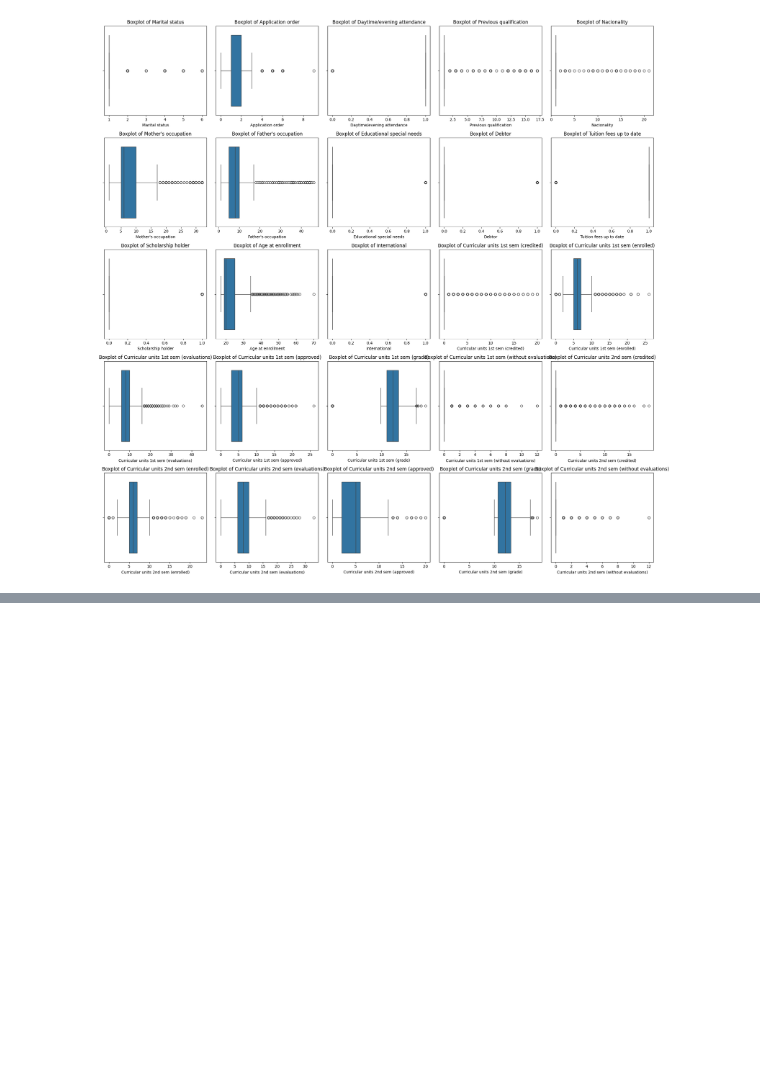
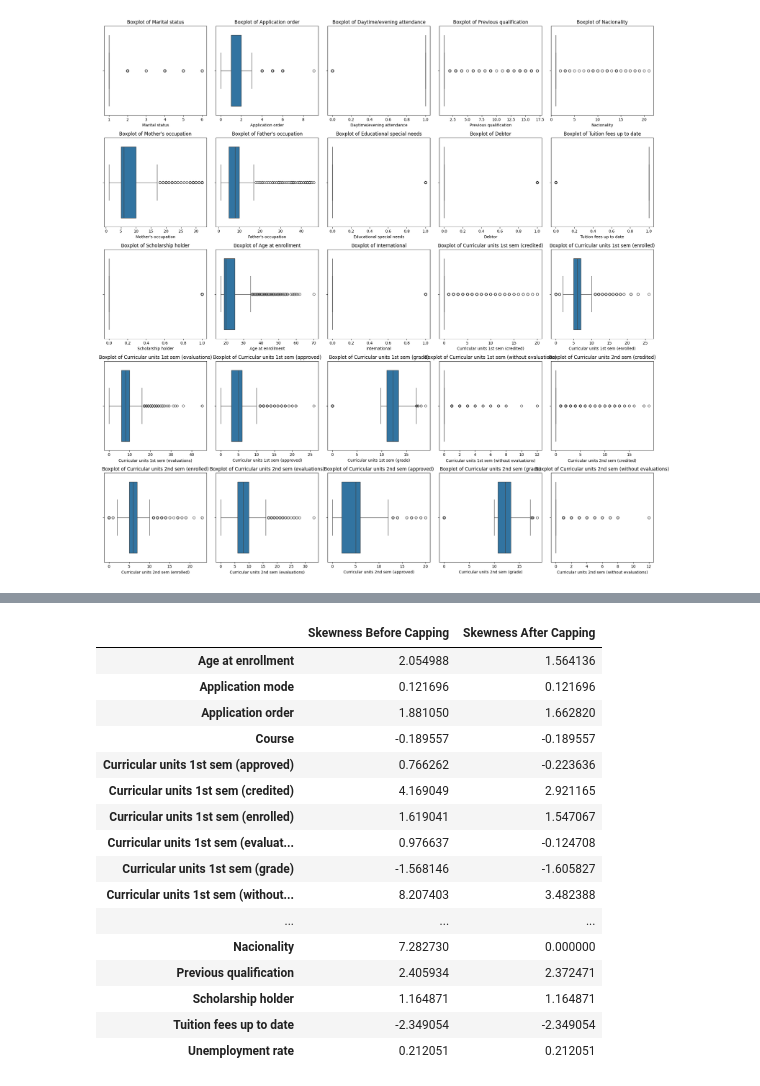
Before and after one commit to progdaddy/IT3212, a Jupyter notebook: notebook/Assignment_3/preprocessing.ipynb, the cells around one changed output, grey strips where cells are left out. Cells and saved outputs as stored; diff of their text form; code cells hidden in the pictures; blank space fills up the shorter version.

Commit message:
Enhance data visualization in the analysis notebook to include additional plots and insights

```diff
--- a/notebook/Assignment_3/preprocessing.ipynb
+++ b/notebook/Assignment_3/preprocessing.ipynb
@@ -250,0 +124,70 @@ Testing set size: (885, 35)
+# %%
+import pandas as pd
+import numpy as np
+from sklearn.preprocessing import StandardScaler
+from IPython.display import display
+
+# Load the dataset again and apply initial scaling
+file_path = '../../data/student-graduation/graduation_dataset.csv'
+data = pd.read_csv(file_path)
+
+# Select numerical columns for scaling
+numerical_columns = data.select_dtypes(include=[np.number]).columns.drop('Target', errors='ignore')
+
+# Apply standard scaling to numerical columns
+scaler = StandardScaler()
+scaled_data = data.copy()
+scaled_data[numerical_columns] = scaler.fit_transform(data[numerical_columns])
+
+# Calculate initial skewness before capping
+skewness_before = scaled_data[numerical_columns].apply(lambda x: x.skew()).sort_values(ascending=False)
+
+# Identify skewed columns (highly skewed if absolute skewness > 1)
+highly_skewed_columns = skewness_before[abs(skewness_before) > 1].index.tolist()
+normally_distributed_columns = [col for col in numerical_columns if col not in highly_skewed_columns]
+
+# Apply 5th and 95th percentile capping for highly skewed columns
+capped_data_hybrid = scaled_data.copy()
+for column in highly_skewed_columns:
+    lower_bound = capped_data_hybrid[column].quantile(0.05)
+    upper_bound = capped_data_hybrid[column].quantile(0.95)
+    capped_data_hybrid[column] = capped_data_hybrid[column].clip(lower=lower_bound, upper=upper_bound)
+
+# Apply IQR capping for normally distributed columns
+for column in normally_distributed_columns:
+    Q1 = capped_data_hybrid[column].quantile(0.25)
+    Q3 = capped_data_hybrid[column].quantile(0.75)
+    IQR = Q3 - Q1
+    lower_bound = Q1 - 1.5 * IQR
+    upper_bound = Q3 + 1.5 * IQR
+    capped_data_hybrid[column] = capped_data_hybrid[column].clip(lower=lower_bound, upper=upper_bound)
+
+# Calculate skewness after capping
+skewness_after = capped_data_hybrid[numerical_columns].apply(lambda x: x.skew()).sort_values(ascending=False)
+
+# Create a DataFrame to compare skewness before and after
+skewness_comparison = pd.DataFrame({
+    "Skewness Before Capping": skewness_before,
+    "Skewness After Capping": skewness_after
+})
+
+# Display skewness comparison to the user
+display(skewness_comparison)
+# %% [output]
+|  | Skewness Before Capping | Skewness After Capping |
+| Age at enrollment | 2.054988 | 1.564136 |
+| Application mode | 0.121696 | 0.121696 |
+| Application order | 1.881050 | 1.662820 |
+| Course | -0.189557 | -0.189557 |
+| Curricular units 1st sem (approved) | 0.766262 | -0.223636 |
+| Curricular units 1st sem (credited) | 4.169049 | 2.921165 |
+| Curricular units 1st sem (enrolled) | 1.619041 | 1.547067 |
+| Curricular units 1st sem (evaluat... | 0.976637 | -0.124708 |
+| Curricular units 1st sem (grade) | -1.568146 | -1.605827 |
+| Curricular units 1st sem (without... | 8.207403 | 3.482388 |
+| ... | ... | ... |
+| Nacionality | 7.282730 | 0.000000 |
+| Previous qualification | 2.405934 | 2.372471 |
+| Scholarship holder | 1.164871 | 1.164871 |
+| Tuition fees up to date | -2.349054 | -2.349054 |
+| Unemployment rate | 0.212051 | 0.212051 |
```
Also changed, not shown: parts of 7 cells of this notebook.
